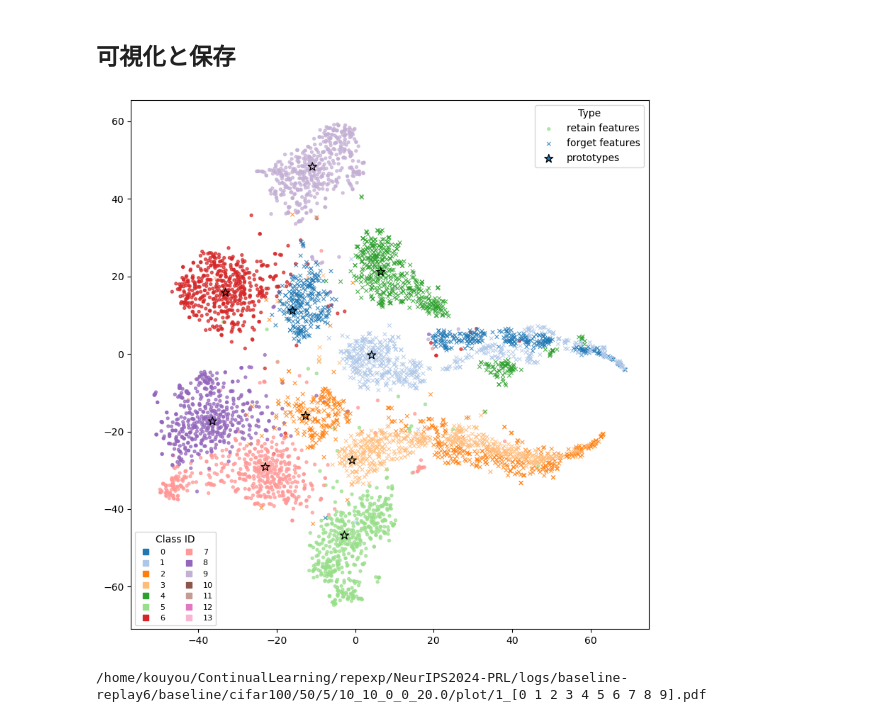
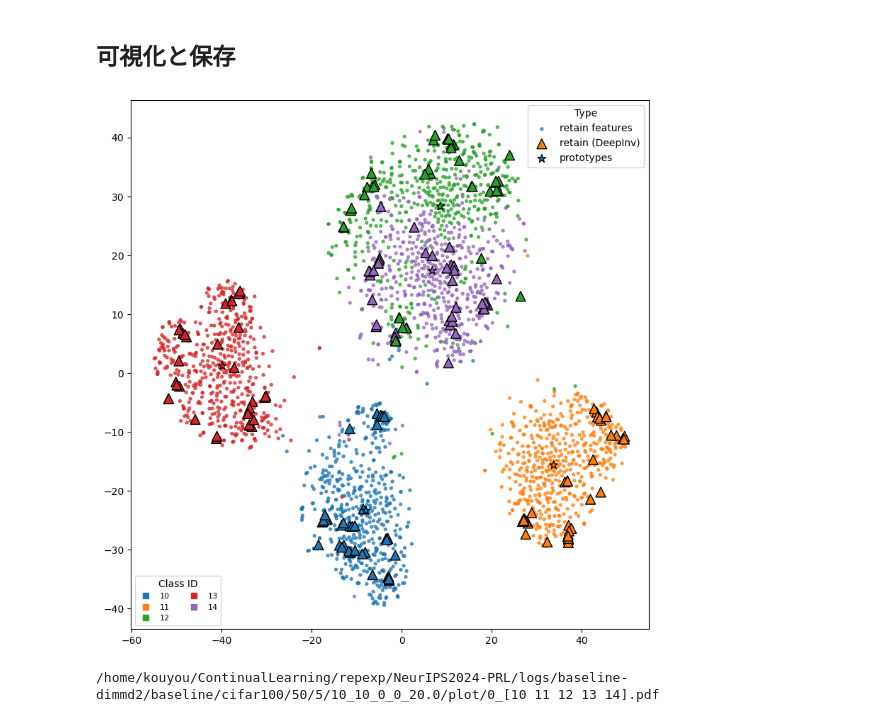
Before and after one commit to KoyoImai/CIDL, a Jupyter notebook: Analysis/plot_feature_cifar100_v2.ipynb, the cells around one changed output. Drawn from its saved outputs; the diff is of its cells as text; code cells hidden in the pictures.

```diff
--- a/Analysis/plot_feature_cifar100_v2.ipynb
+++ b/Analysis/plot_feature_cifar100_v2.ipynb
@@ -230,10 +230,24 @@ def extract_features_from_di_pth(model, di_pth, batch_size=64):
 
 # 生成画像の保存場所：
 base_path = "/home/kouyou/ContinualLearning/repexp/NeurIPS2024-PRL"
-extra_path = "checkpoint/baseline-dimmd/baseline/cifar100/50/5/10_10_0_0_20.0/di_task0/di_task0.pth"
+extra_path = "checkpoint/baseline-dimmd2/baseline/cifar100/50/5/10_10_0_0_20.0/di_task2/di_task2.pth"
 DI_path = os.path.join(base_path, extra_path)
 
 # 特徴量の取り出し
 feat_di, labels_di = extract_features_from_di_pth(model, DI_path, batch_size=64)
 print("feat_di.shape: ", feat_di.shape)
+
+
+# ====== ここからクラスフィルタリング ======
+di_target_classes = [10,11,12,13,14]
+
+# labels_di ∈ di_target_classes のものだけ True になるマスク
+mask = np.isin(labels_di, di_target_classes)
+
+# 特徴とラベルをマスクで絞る
+feat_di   = feat_di[mask]      # (N_filtered, D)
+labels_di = labels_di[mask]    # (N_filtered,)
+
+print("filtered feat_di.shape:   ", feat_di.shape)
+print("filtered labels_di.shape: ", labels_di.shape)
 # %% [output]
@@ -245,7 +261,7 @@ feat_di.shape:  (602, 512)
 TARGET_MODE = "manual"   # ← ここを変える
 
 # manual のときに使うクラスID（モデル側のラベル空間）
-MANUAL_CLASSES = [0,1,2,3,4,5,6,7,8,9]   # 例: 最初の数クラスだけ
+MANUAL_CLASSES = [10,11,12,13,14]   # 例: 最初の数クラスだけ
 
 if TARGET_MODE == "all":
     target_classes = all_seen
@@ -486,36 +502,36 @@ if len(idx_feat_forget) > 0:
         label="forget features",
     )
 
-# # === 維持クラスの DeepInversion 特徴（小さい三角） ===
-# if di_2d is not None and len(idx_di_retain) > 0:
-#     colors_di_retain = [cls_color[int(lbl)] for lbl in labels_di[idx_di_retain]]
-#     plt.scatter(
-#         di_2d[idx_di_retain, 0],
-#         di_2d[idx_di_retain, 1],
-#         c=colors_di_retain,
-#         s=100,
-#         alpha=1.0,
-#         marker="^",
-#         edgecolors="black",
-#         label="retain (DeepInv)",
-#     )
+# === 維持クラスの DeepInversion 特徴（小さい三角） ===
+if di_2d is not None and len(idx_di_retain) > 0:
+    colors_di_retain = [cls_color[int(lbl)] for lbl in labels_di[idx_di_retain]]
+    plt.scatter(
+        di_2d[idx_di_retain, 0],
+        di_2d[idx_di_retain, 1],
+        c=colors_di_retain,
+        s=100,
+        alpha=1.0,
+        marker="^",
+        edgecolors="black",
+        label="retain (DeepInv)",
+    )
 
-# # === 忘却クラスの DeepInversion 特徴（少し大きい三角） ===
-# if di_2d is not None and len(idx_di_forget) > 0:
-#     colors_di_forget = [cls_color[int(lbl)] for lbl in labels_di[idx_di_forget]]
-#     plt.scatter(
-#         di_2d[idx_di_forget, 0],
-#         di_2d[idx_di_forget, 1],
-#         c=colors_di_forget,
-#         # s=60,
-#         # alpha=0.9,
-#         s=100,
-#         alpha=1.0,
-#         marker="^",
-#         edgecolors="black",
-#         linewidths=0.6,
-#         label="forget (DeepInv)",
-#     )
+# === 忘却クラスの DeepInversion 特徴（少し大きい三角） ===
+if di_2d is not None and len(idx_di_forget) > 0:
+    colors_di_forget = [cls_color[int(lbl)] for lbl in labels_di[idx_di_forget]]
+    plt.scatter(
+        di_2d[idx_di_forget, 0],
+        di_2d[idx_di_forget, 1],
+        c=colors_di_forget,
+        # s=60,
+        # alpha=0.9,
+        s=100,
+        alpha=1.0,
+        marker="^",
+        edgecolors="black",
+        linewidths=0.6,
+        label="forget (DeepInv)",
+    )
 
 # === プロトタイプ（大きい★） ===
 if proto_2d is not None:
@@ -547,32 +563,32 @@ class_handles = []
 for cls in unique_labels:
     h = Line2D(
         [], [],
         marker="s", linestyle="",
         color=cls_color[cls],
         label=str(cls),
     )
     class_handles.append(h)
 
 plt.legend(
     handles=class_handles,
     loc="lower left",
     title="Class ID",
     ncol=2,          # クラス数に応じて調整
     fontsize=8,
 )
 
 # plt.title(f"Feature space with prototypes & DeepInv (phase {PHASE_ID}, mode={TARGET_MODE})")
 plt.tight_layout()
 
 # pdf として保存
 save_name = f"{PHASE_ID}_{target_classes}.pdf"
 if not os.path.exists(plot_dir):
     os.mkdir(plot_dir)
 save_path = os.path.join(plot_dir, save_name)
 plt.savefig(save_path)
 plt.show()
 
 print(save_path)
 # %% [output]
-[figure, old version]
+[figure, new version]
-/home/kouyou/ContinualLearning/repexp/NeurIPS2024-PRL/logs/baseline-replay6/baseline/cifar100/50/5/10_10_0_0_20.0/plot/1_[0 1 2 3 4 5 6 7 8 9].pdf
+/home/kouyou/ContinualLearning/repexp/NeurIPS2024-PRL/logs/baseline-dimmd2/baseline/cifar100/50/5/10_10_0_0_20.0/plot/0_[10 11 12 13 14].pdf
```
Also changed, not shown: parts of 8 cells of this notebook, 4 other files.
